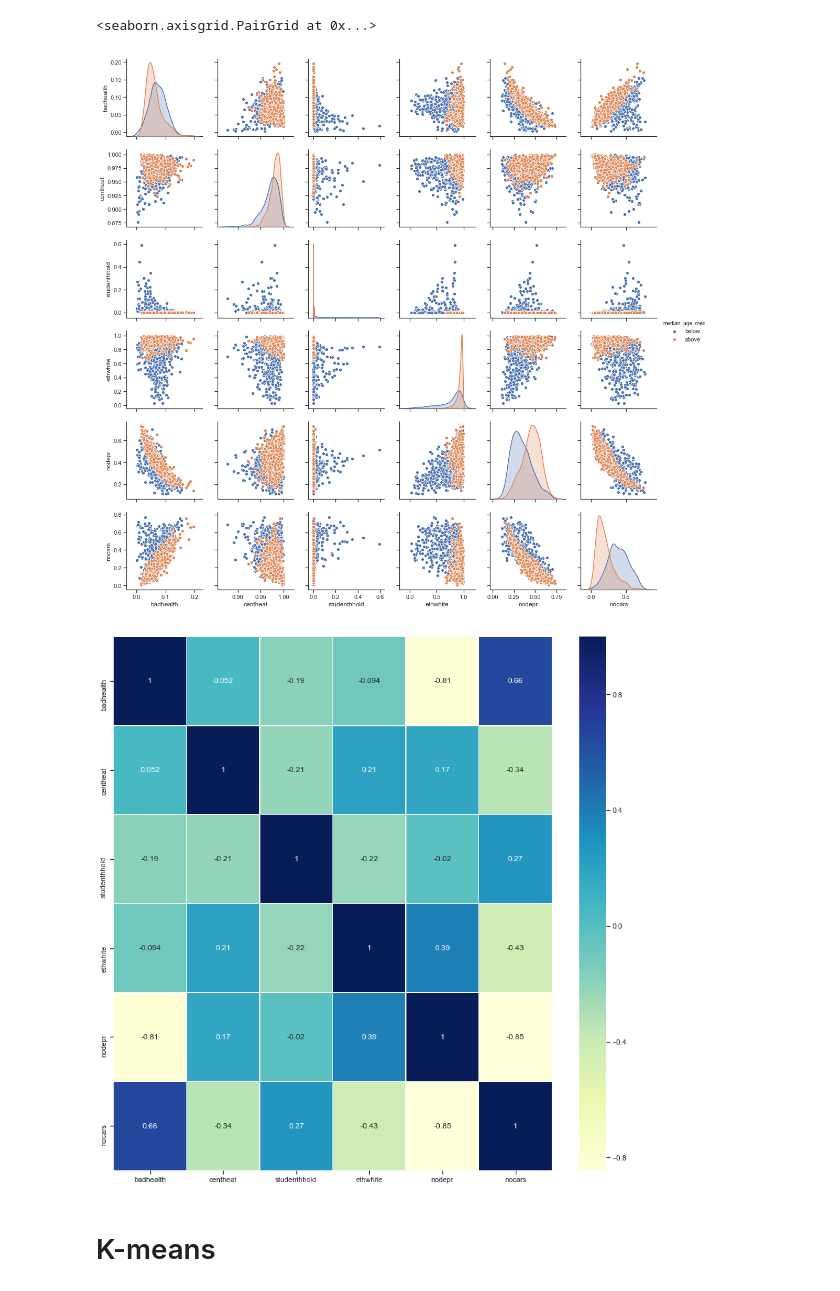
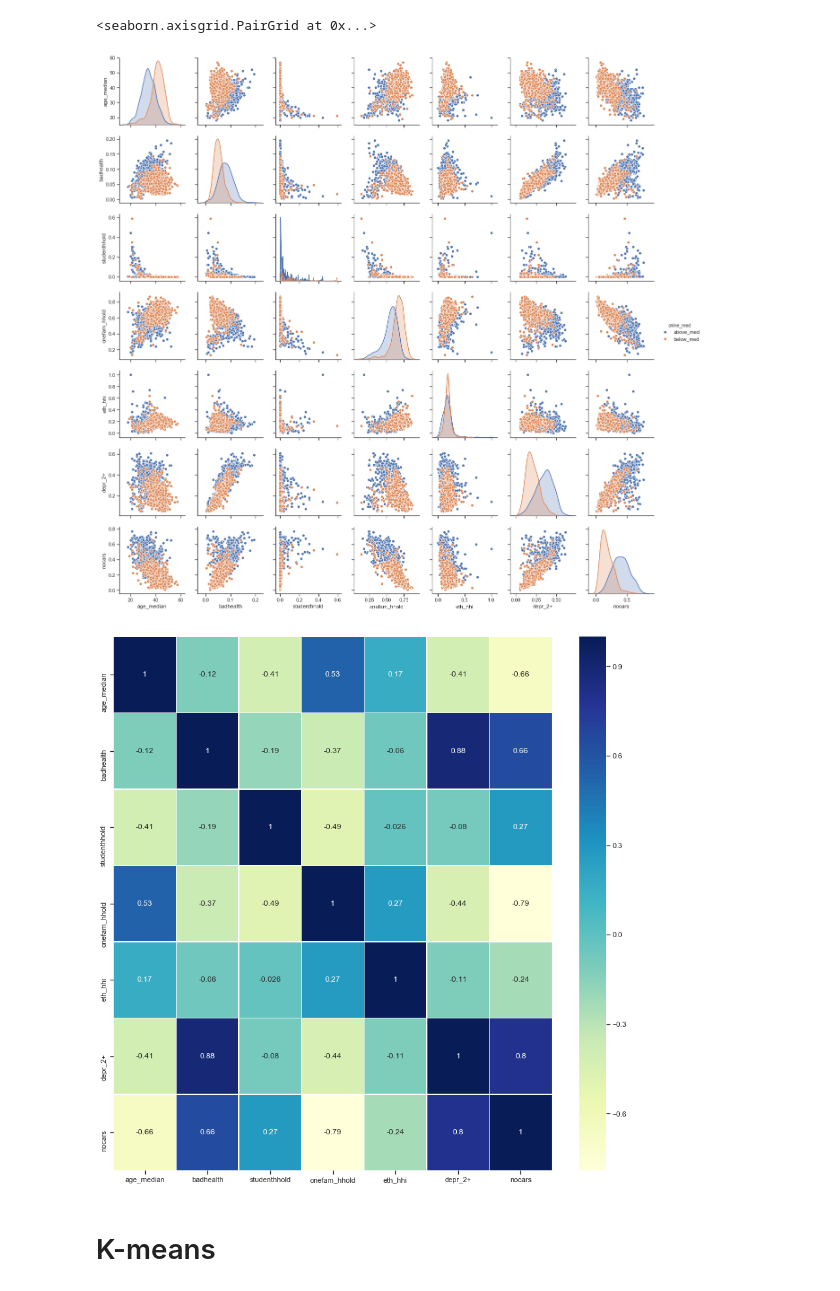
Before and after one commit to lena-kilian/JULV5000M_Liverpool, a Jupyter notebook: Manchester_3_Anlaysis.ipynb, the cells around one changed output. Cells and saved outputs as stored; diff of their text form; code cells hidden in the pictures.

```diff
--- a/Manchester_3_Anlaysis.ipynb
+++ b/Manchester_3_Anlaysis.ipynb
@@ -14,0 +16,5 @@ all_data = pd.read_csv('data/manchester_data.csv').set_index('geo_code_lsoa')
+# %%
+crime_data = pd.read_csv('crime_data/man_cr_med.csv').set_index('lsoa')
+all_data = pd.read_csv('data/manchester_data.csv').set_index('GEO_CODE').join(crime_data, how='left')
+
+lsoa_data = gpd.read_file('shapefiles/man_lsoa_all.shp').set_index('geo_code')
@@ -24,0 +37,11 @@ all_data.head()
+# %%
+# Fill missing values for vi_crime_count
+x = all_data['vi_crime_count'].values
+x = x.reshape(-1, 1)
+imputer = Imputer(missing_values='NaN', strategy='mean', axis=0)
+imputer = imputer.fit(x)
+x = imputer.transform(x)
+x = np.around(x, decimals=1)
+
+# Replace values in dataframe
+all_data['vi_crime_count'] = x
@@ -24,0 +116,5 @@ all_data.head()
+# %%
+# do median split for violent crime count
+all_data['crime_med'] = np.nan  # Create a new column and set values to NaN
+all_data.loc[all_data.vi_crime_count >= all_data.vi_crime_count.median(), 'crime_med'] = 'above_med'
+all_data.loc[all_data.vi_crime_count < all_data.vi_crime_count.median(), 'crime_med'] = 'below_med'
@@ -25,5 +131,5 @@ all_data.head()
 # %%
-tokeep = ['median_age_med', 'badhealth', 'centheat', 'studenthhold', 'ethwhite', 'nodepr', 'nocars']
+tokeep = ['crime_med', 'age_median', 'badhealth', 'studenthhold', 'onefam_hhold', 'eth_hhi', 'depr_2+', 'nocars', ]
 
 man_data = all_data[tokeep]
 # %%
@@ -51,15 +146,15 @@ plt.show()
 # %%
 sns.set(style="ticks")
-sns.pairplot(man_data, hue = 'median_age_med')
+sns.pairplot(man_data, hue = 'crime_med')
 # %% [output]
 <seaborn.axisgrid.PairGrid at 0x...>
-[figure, old version]
+[figure, new version]
 # %%
 axsns = plt.subplots(figsize=(15, 15))
 sns.heatmap(man_data.corr(), annot=True, linewidths=.5, cmap="YlGnBu")
 plt.show()
 # %% [output]
-[figure, old version]
+[figure, new version]
 # %% [markdown]
 # K-means
 # %%
```
Also changed, not shown: parts of 45 cells of this notebook, 1 other file.
